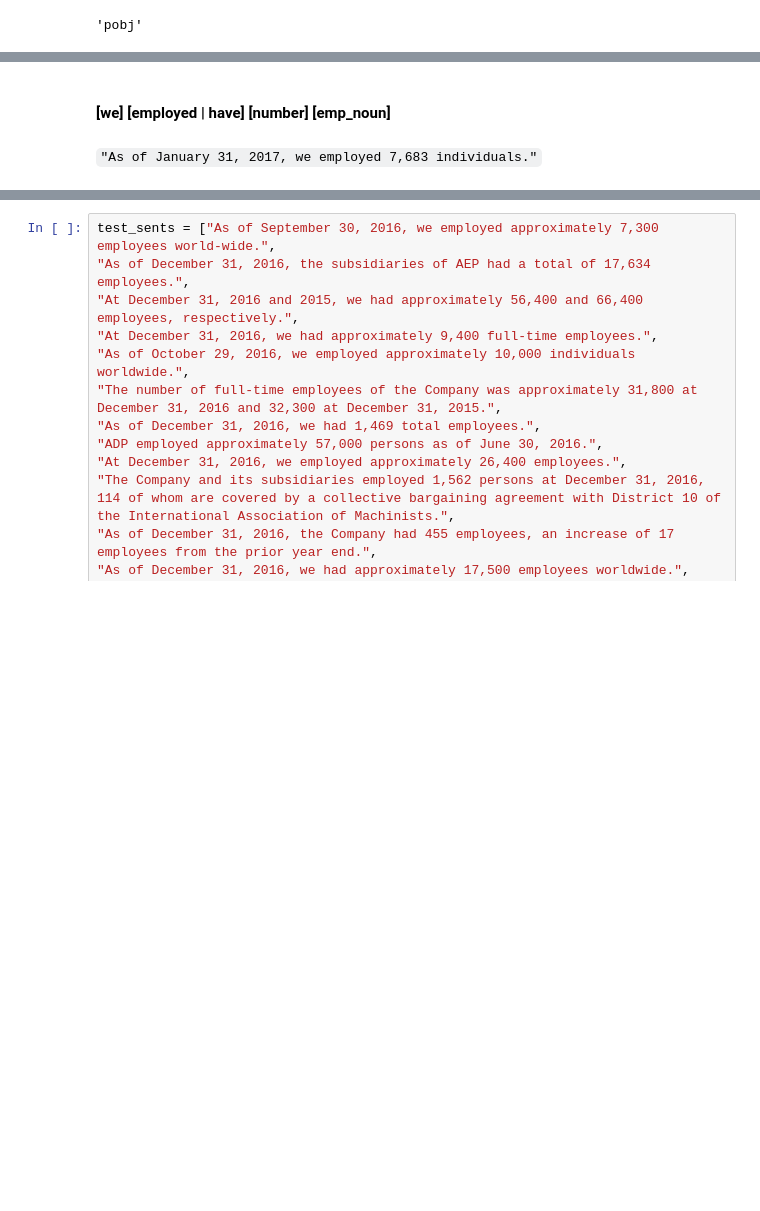
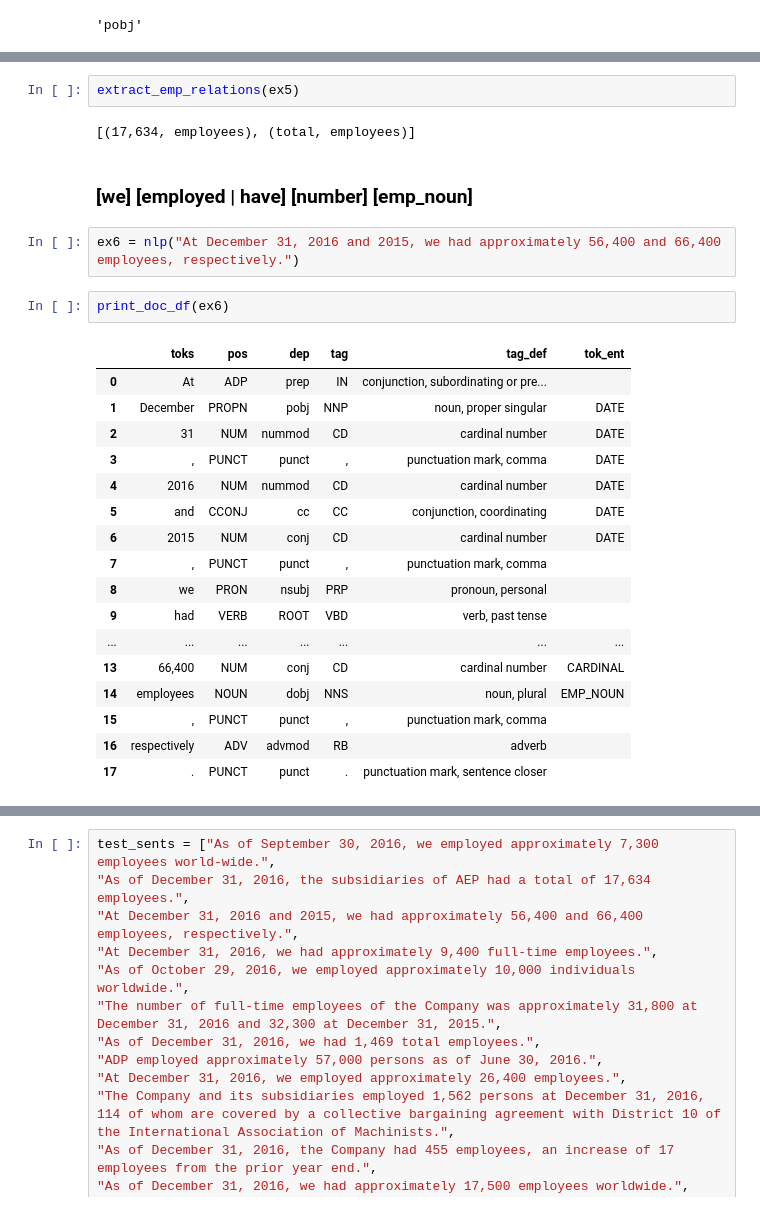
Before and after one commit to JarrodAJ/sec_employee_information_extraction, a Jupyter notebook: 4_Define_SpaCy_NER.ipynb, the cells around one changed output, grey strips where cells are left out. Saved outputs shown, nothing was run; the diff lists cells and outputs as text; blank space fills up the shorter version.

```diff
--- a/4_Define_SpaCy_NER.ipynb
+++ b/4_Define_SpaCy_NER.ipynb
@@ -307,4 +715,28 @@ extract_emp_relations(ex4)
+# %%
+extract_emp_relations(ex5)
+# %% [output]
+[(17,634, employees), (total, employees)]
 # %% [markdown]
-#### [we] [employed | have] [number] [emp_noun]
+### [we] [employed | have] [number] [emp_noun]
-# %% [markdown]
-`"As of January 31, 2017, we employed 7,683 individuals."`
+# %%
+ex6 = nlp("At December 31, 2016 and 2015, we had approximately 56,400 and 66,400 employees, respectively.")
+# %%
+print_doc_df(ex6)
+# %% [output]
+|  | toks | pos | dep | tag | tag_def | tok_ent |
+| 0 | At | ADP | prep | IN | conjunction, subordinating or pre... |  |
+| 1 | December | PROPN | pobj | NNP | noun, proper singular | DATE |
+| 2 | 31 | NUM | nummod | CD | cardinal number | DATE |
+| 3 | , | PUNCT | punct | , | punctuation mark, comma | DATE |
+| 4 | 2016 | NUM | nummod | CD | cardinal number | DATE |
+| 5 | and | CCONJ | cc | CC | conjunction, coordinating | DATE |
+| 6 | 2015 | NUM | conj | CD | cardinal number | DATE |
+| 7 | , | PUNCT | punct | , | punctuation mark, comma |  |
+| 8 | we | PRON | nsubj | PRP | pronoun, personal |  |
+| 9 | had | VERB | ROOT | VBD | verb, past tense |  |
+| ... | ... | ... | ... | ... | ... | ... |
+| 13 | 66,400 | NUM | conj | CD | cardinal number | CARDINAL |
+| 14 | employees | NOUN | dobj | NNS | noun, plural | EMP_NOUN |
+| 15 | , | PUNCT | punct | , | punctuation mark, comma |  |
+| 16 | respectively | ADV | advmod | RB | adverb |  |
+| 17 | . | PUNCT | punct | . | punctuation mark, sentence closer |  |
```
Also changed, not shown: parts of 91 cells of this notebook.
